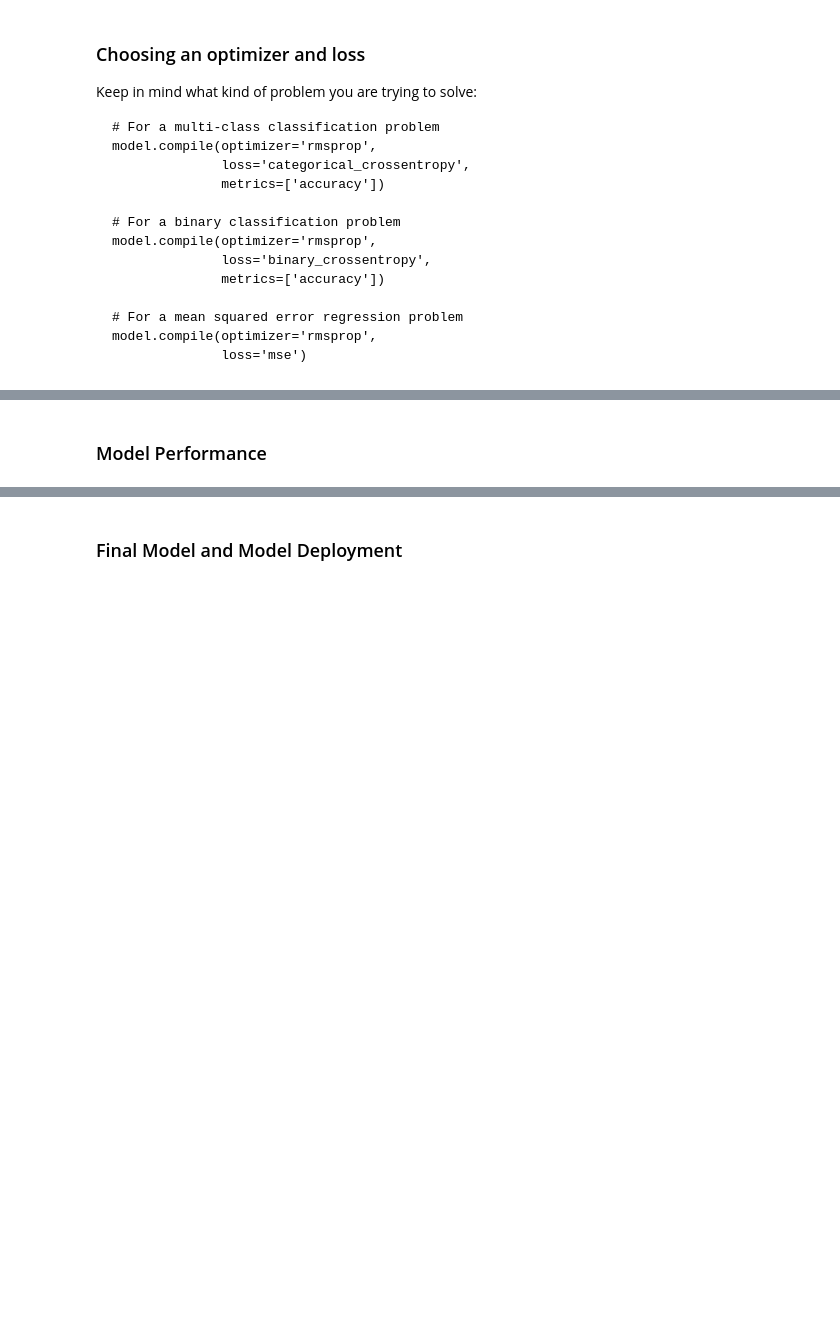
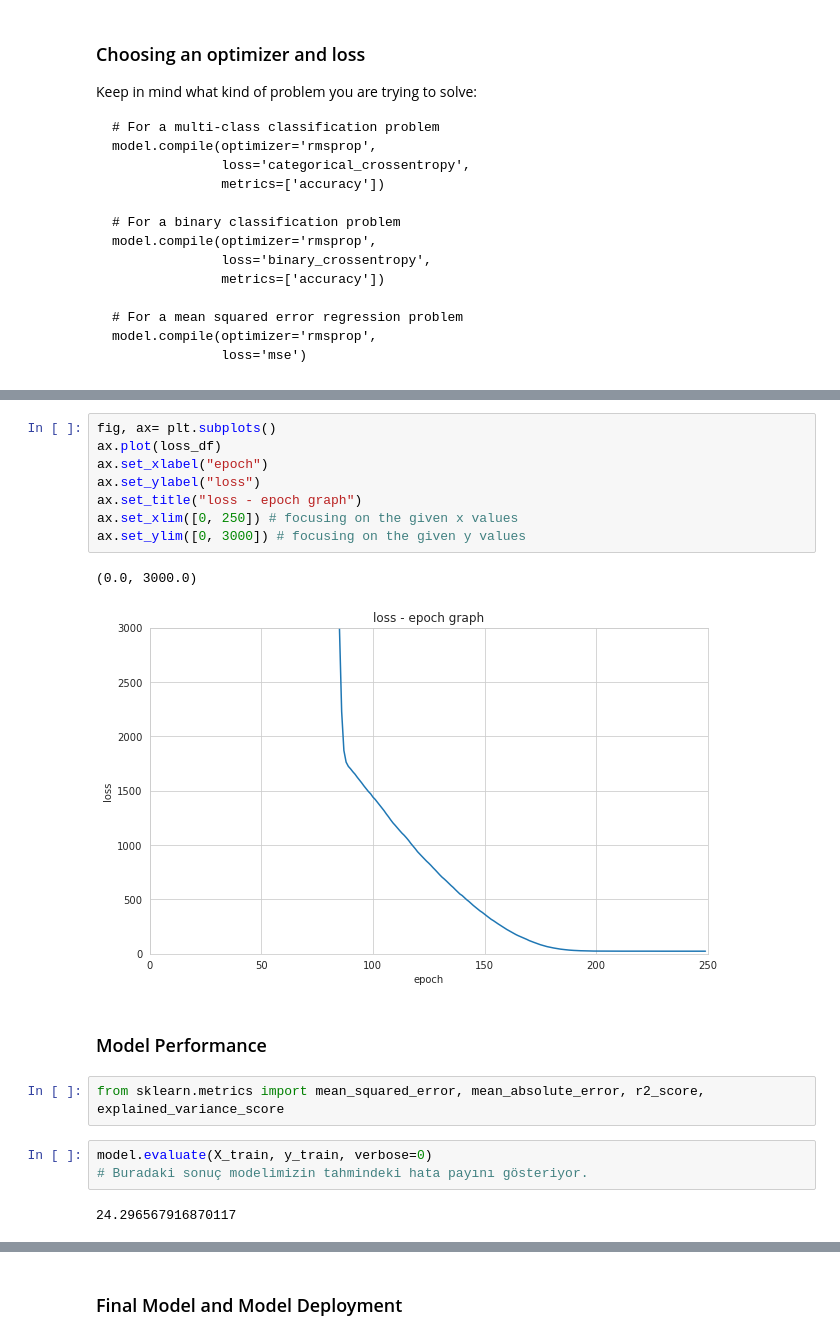
Before and after one commit to Ertugrul-Kurubal/Deep-Learning, a Jupyter notebook: In Class/1-Keras Syntext Basics In Class 3.ipynb, the cells around one changed output, grey strips where cells are left out. Saved outputs shown, nothing was run; the diff lists cells and outputs as text; blank space fills up the shorter version.

```diff
--- a/In Class/1-Keras Syntext Basics In Class 3.ipynb
+++ b/In Class/1-Keras Syntext Basics In Class 3.ipynb
@@ -48,2 +332,20 @@ Keep in mind what kind of problem you are trying to solve:
+# %%
+fig, ax= plt.subplots()
+ax.plot(loss_df)
+ax.set_xlabel("epoch")
+ax.set_ylabel("loss")
+ax.set_title("loss - epoch graph")
+ax.set_xlim([0, 250]) # focusing on the given x values
+ax.set_ylim([0, 3000]) # focusing on the given y values
+# %% [output]
+(0.0, 3000.0)
+[figure, added]
 # %% [markdown]
 ### Model Performance
+# %%
+from sklearn.metrics import mean_squared_error, mean_absolute_error, r2_score, explained_variance_score
+# %%
+model.evaluate(X_train, y_train, verbose=0)
+# Buradaki sonuç modelimizin tahmindeki hata payını gösteriyor.
+# %% [output]
+24.296567916870117
```
Also changed, not shown: parts of 55 cells of this notebook, 2 other files.
